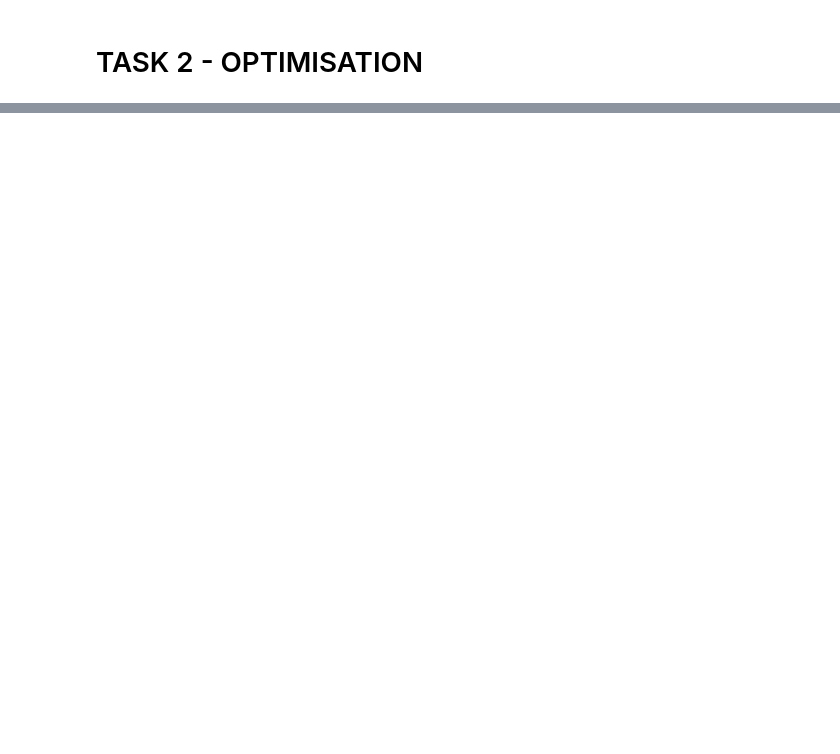
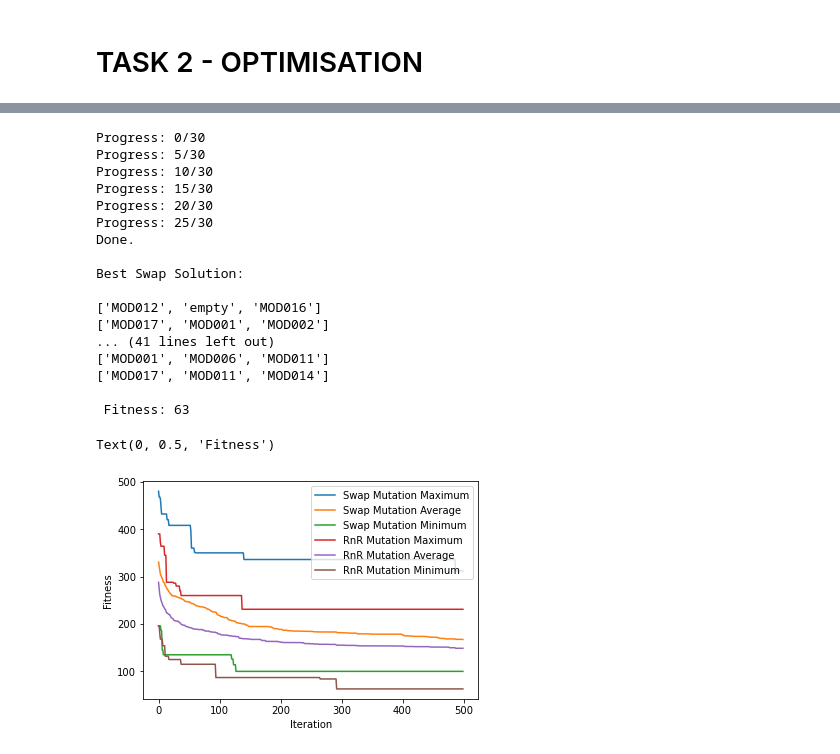
Before and after one commit to Spix737/Coursework-2002, a Jupyter notebook: hillclimber.ipynb, the cells around one changed output, grey strips where cells are left out. Cells and saved outputs as stored; diff of their text form; code cells hidden in the pictures; blank space fills up the shorter version.

Commit message:
Almost done 2.3

```diff
--- a/hillclimber.ipynb
+++ b/hillclimber.ipynb
@@ -256,14 +264,14 @@ def optimisation():
     t = generate_timetable()
 
     swapFits = []
+    bestSwapFit = 1000
+    bestSwap = "x"
     rnrFits = []
-    bestSwapFit = 1000
-    bestSwap = 0
     bestRnrFit = 1000
-    bestRnr = 0
+    bestRnr = "y"
 
     for i in range(30):
-        if i%10 == 0:
+        if i%5 == 0:
             print(f"Progress: {i}/30")
         #Swap Mutation
         x, y = hillclimber(500, t, fitness_function, mutation_swap, comparison_lower)
@@ -279,13 +287,14 @@ def optimisation():
             bestRnr = a
             bestRnrFit = b[len(b)-1]
 
-
-    print("\nDone.")
+    print("Done.\n")
     print("Best Swap Solution: \n")
     for i in range(0,len(bestSwap)):
         print(bestSwap[i])
     print(f"\n Fitness: {bestSwapFit} \n")
     print("Best RnR Solution: \n")
-    for i in range(0,len(bestRnr)):
-        print(bestRnr[i])
+    for j in range(0,len(bestRnr)):
+        print(bestRnr[j])
     print(f"\n Fitness: {bestRnrFit} \n")
+
+    return swapFits, rnrFits
@@ -346,0 +301,57 @@ Text(0, 0.5, 'Fitness')
+# %%
+#Task 2.3
+swapFits, rnrFits = optimisation()
+
+maxListSwap = []
+meanListSwap = []
+minListSwap = []
+for i in range(0, len(swapFits[0])):
+    valuesSwap = []
+    for j in range(0, len(swapFits)):
+            valuesSwap.append(swapFits[j][i])
+    maxListSwap.append(max(valuesSwap))
+    meanListSwap.append(sum(valuesSwap)/len(valuesSwap))
+    minListSwap.append(min(valuesSwap))
+
+maxListRnr = []
+meanListRnr = []
+minListRnr = []
+for i in range(0, len(rnrFits[0])):
+    valuesRnr = []
+    for j in range(0, len(rnrFits)):
+            valuesRnr.append(rnrFits[j][i])
+    maxListRnr.append(max(valuesRnr))
+    meanListRnr.append(sum(valuesRnr)/len(valuesRnr))
+    minListRnr.append(min(valuesRnr))
+
+pyplot.plot(maxListSwap, label="Swap Mutation Maximum")
+pyplot.plot(meanListSwap, label="Swap Mutation Average")
+pyplot.plot(minListSwap, label="Swap Mutation Minimum")
+
+pyplot.plot(maxListRnr, label="RnR Mutation Maximum")
+pyplot.plot(meanListRnr, label="RnR Mutation Average")
+pyplot.plot(minListRnr, label="RnR Mutation Minimum")
+
+pyplot.legend()
+pyplot.xlabel("Iteration")
+pyplot.ylabel("Fitness")
+# %% [output]
+Progress: 0/30
+Progress: 5/30
+Progress: 10/30
+Progress: 15/30
+Progress: 20/30
+Progress: 25/30
+Done.
+
+Best Swap Solution:
+
+['MOD012', 'empty', 'MOD016']
+['MOD017', 'MOD001', 'MOD002']
+... (41 lines left out)
+['MOD001', 'MOD006', 'MOD011']
+['MOD017', 'MOD011', 'MOD014']
+
+ Fitness: 63
+Text(0, 0.5, 'Fitness')
+[figure, added]
```
Also changed, not shown: parts of 7 cells of this notebook.
